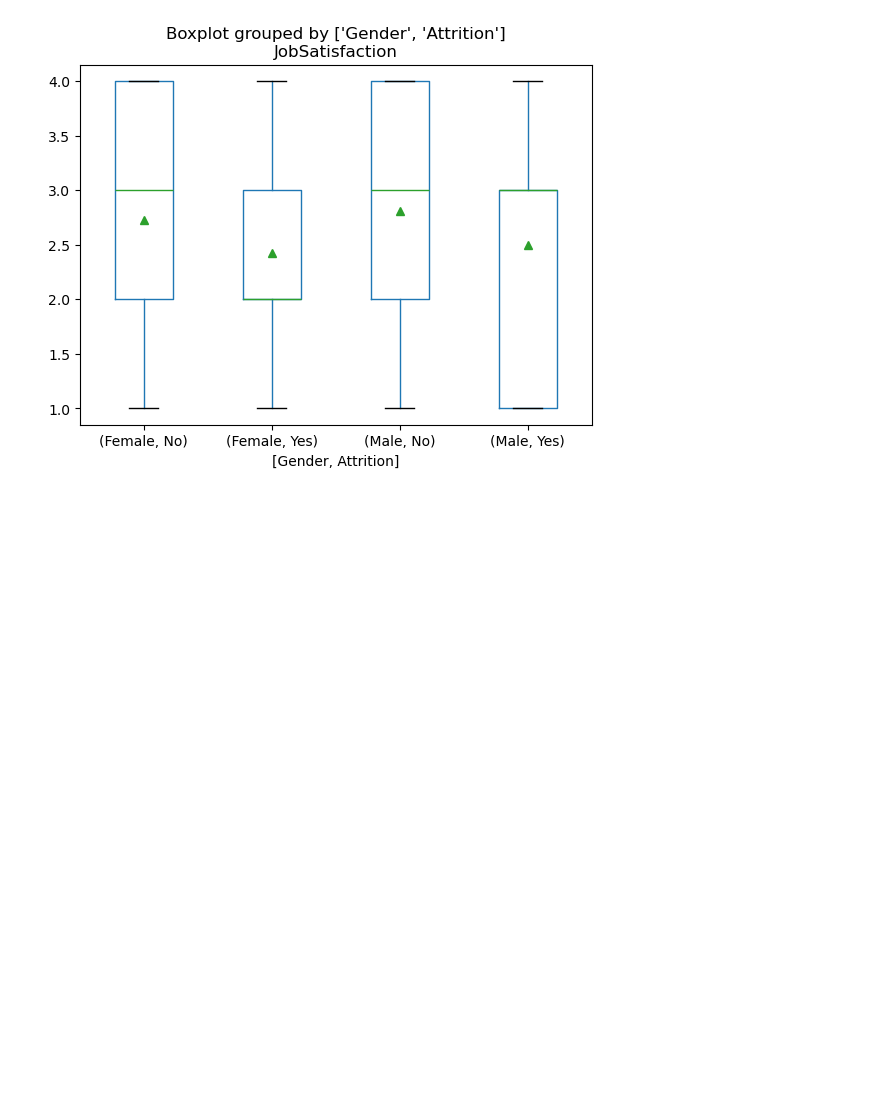
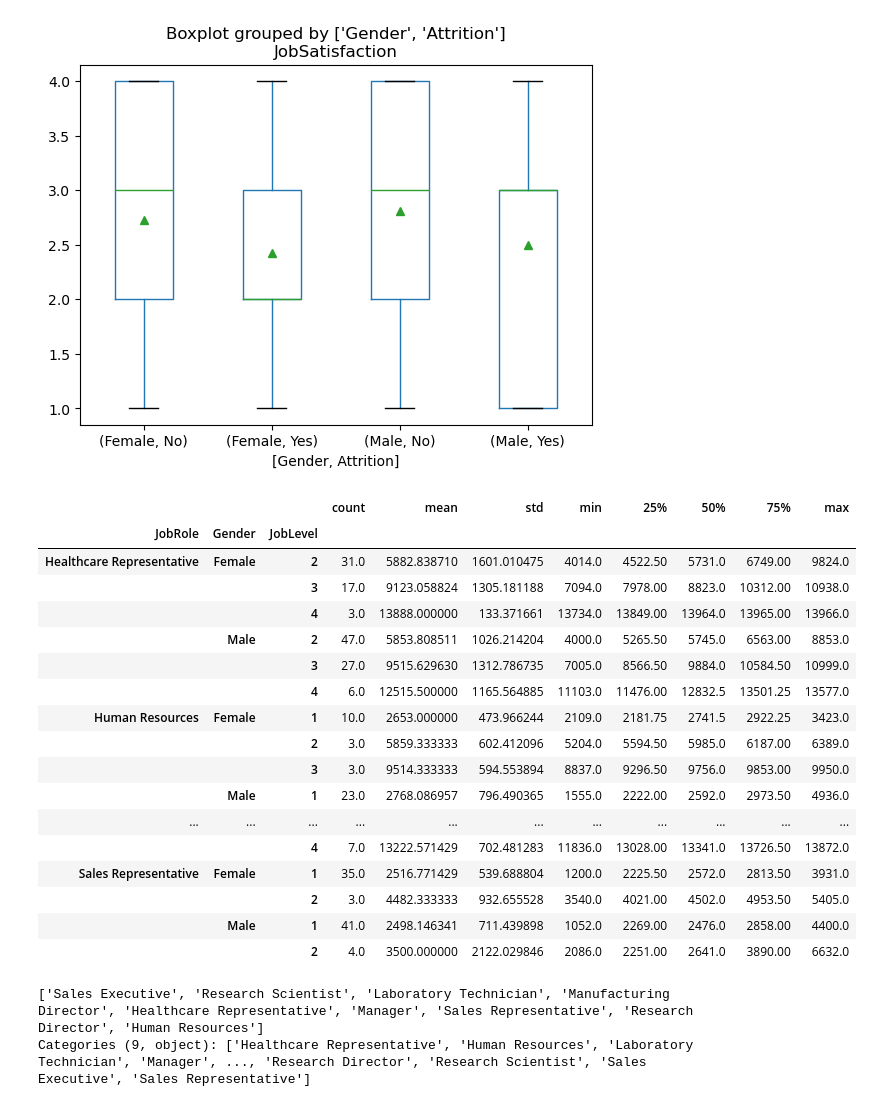
Before and after one commit to kiwsley/ciencia_de_dados, a Jupyter notebook: pandas/25_projeto_ibm_12_nocoes_estatistica_histogramas_inicio.ipynb, the cells around one changed output. Saved outputs shown, nothing was run; the diff lists cells and outputs as text; code cells hidden in the pictures; blank space fills up the shorter version.

```diff
--- a/pandas/25_projeto_ibm_12_nocoes_estatistica_histogramas_inicio.ipynb
+++ b/pandas/25_projeto_ibm_12_nocoes_estatistica_histogramas_inicio.ipynb
@@ -1499,3 +1499,31 @@ df.boxplot(column="JobSatisfaction",by=["Gender","Attrition"], grid=False,showme
 # %% [output]
 <Axes: title={'center': 'JobSatisfaction'}, xlabel='[Gender, Attrition]'>
 [figure]
+# %%
+df.groupby(["JobRole","Gender","JobLevel"])["MonthlyIncome"].describe()
+# %% [output]
+|  |  |  | count | mean | std | min | 25% | 50% | 75% | max |
+| JobRole | Gender | JobLevel |  |  |  |  |  |  |  |  |
+| Healthcare Representative | Female | 2 | 31.0 | 5882.838710 | 1601.010475 | 4014.0 | 4522.50 | 5731.0 | 6749.00 | 9824.0 |
+|  |  | 3 | 17.0 | 9123.058824 | 1305.181188 | 7094.0 | 7978.00 | 8823.0 | 10312.00 | 10938.0 |
+|  |  | 4 | 3.0 | 13888.000000 | 133.371661 | 13734.0 | 13849.00 | 13964.0 | 13965.00 | 13966.0 |
+|  | Male | 2 | 47.0 | 5853.808511 | 1026.214204 | 4000.0 | 5265.50 | 5745.0 | 6563.00 | 8853.0 |
+|  |  | 3 | 27.0 | 9515.629630 | 1312.786735 | 7005.0 | 8566.50 | 9884.0 | 10584.50 | 10999.0 |
+|  |  | 4 | 6.0 | 12515.500000 | 1165.564885 | 11103.0 | 11476.00 | 12832.5 | 13501.25 | 13577.0 |
+| Human Resources | Female | 1 | 10.0 | 2653.000000 | 473.966244 | 2109.0 | 2181.75 | 2741.5 | 2922.25 | 3423.0 |
+|  |  | 2 | 3.0 | 5859.333333 | 602.412096 | 5204.0 | 5594.50 | 5985.0 | 6187.00 | 6389.0 |
+|  |  | 3 | 3.0 | 9514.333333 | 594.553894 | 8837.0 | 9296.50 | 9756.0 | 9853.00 | 9950.0 |
+|  | Male | 1 | 23.0 | 2768.086957 | 796.490365 | 1555.0 | 2222.00 | 2592.0 | 2973.50 | 4936.0 |
+| ... | ... | ... | ... | ... | ... | ... | ... | ... | ... | ... |
+|  |  | 4 | 7.0 | 13222.571429 | 702.481283 | 11836.0 | 13028.00 | 13341.0 | 13726.50 | 13872.0 |
+| Sales Representative | Female | 1 | 35.0 | 2516.771429 | 539.688804 | 1200.0 | 2225.50 | 2572.0 | 2813.50 | 3931.0 |
+|  |  | 2 | 3.0 | 4482.333333 | 932.655528 | 3540.0 | 4021.00 | 4502.0 | 4953.50 | 5405.0 |
+|  | Male | 1 | 41.0 | 2498.146341 | 711.439898 | 1052.0 | 2269.00 | 2476.0 | 2858.00 | 4400.0 |
+|  |  | 2 | 4.0 | 3500.000000 | 2122.029846 | 2086.0 | 2251.00 | 2641.0 | 3890.00 | 6632.0 |
+# %%
+job_role=df["JobRole"].unique()
+
+job_role
+# %% [output]
+['Sales Executive', 'Research Scientist', 'Laboratory Technician', 'Manufacturing Director', 'Healthcare Representative', 'Manager', 'Sales Representative', 'Research Director', 'Human Resources']
+Categories (9, object): ['Healthcare Representative', 'Human Resources', 'Laboratory Technician', 'Manager', ..., 'Research Director', 'Research Scientist', 'Sales Executive', 'Sales Representative']
```
Also changed, not shown: parts of 1 cell of this notebook, 1 other file.
